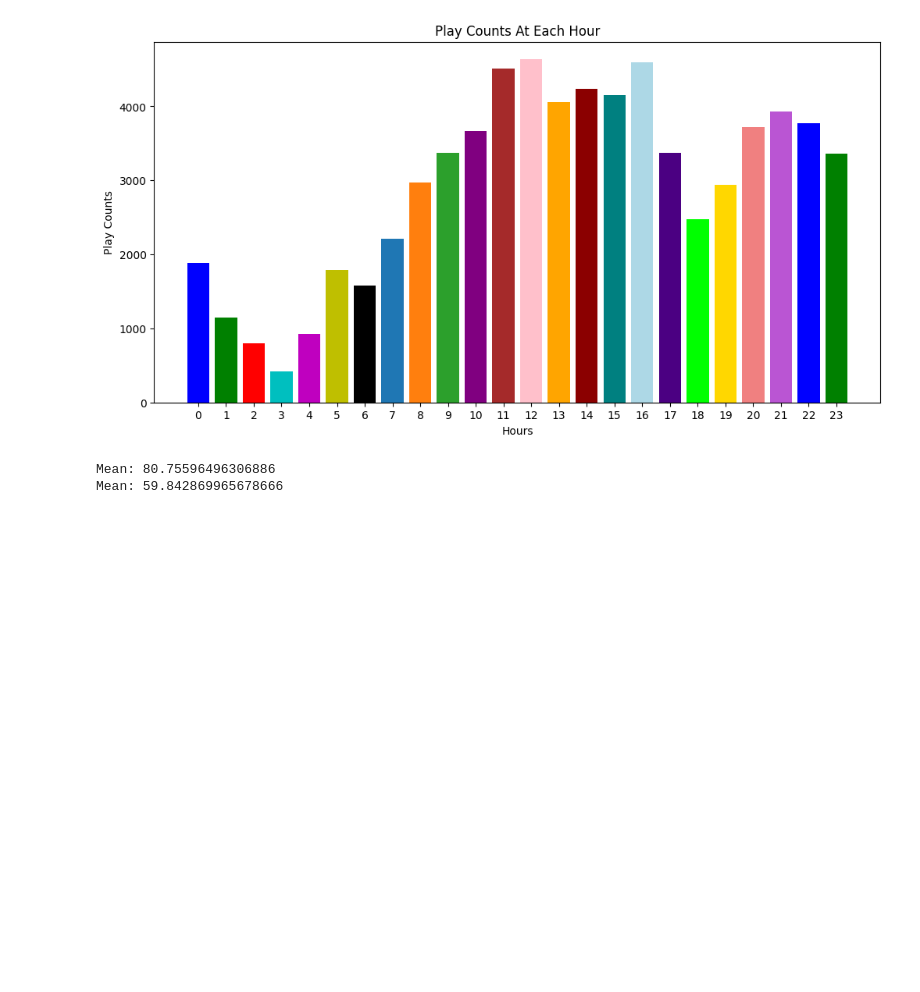
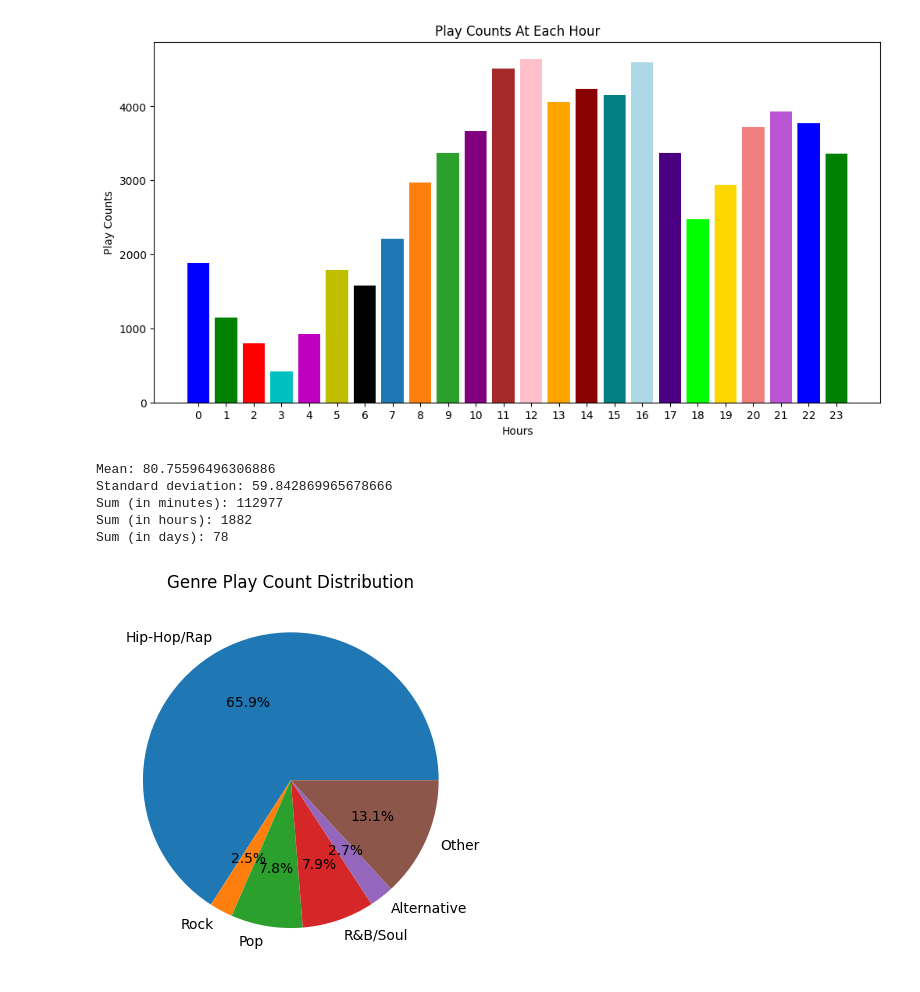
Before and after one commit to nusret35/spotify-playlist-analyzer, a Jupyter notebook: main.ipynb, the cells around one changed output. Saved outputs shown, nothing was run; the diff lists cells and outputs as text; code cells hidden in the pictures; blank space fills up the shorter version.

```diff
--- a/main.ipynb
+++ b/main.ipynb
@@ -217,10 +296,49 @@ plt.show()
 duration_data_milliseconds = list(play_duration_daily.values())
 duration_data_minutes = np.array([d/60000 for d in duration_data_milliseconds])
 
+
 mean = np.mean(duration_data_minutes)
 std_dev = np.std(duration_data_minutes)
+sum_minutes = np.sum(duration_data_minutes)
+sum_hour = sum_minutes/60
+sum_days = sum_hour/24
+
 print(f"Mean: {mean}")
-print(f"Mean: {std_dev}")
+print(f"Standard deviation: {std_dev}")
+print(f"Sum (in minutes): {int(sum_minutes)}")
+print(f"Sum (in hours): {int(sum_hour)}")
+print(f"Sum (in days): {int(sum_days)}")
 # %% [output]
 Mean: 80.75596496306886
-Mean: 59.842869965678666
+Standard deviation: 59.842869965678666
+Sum (in minutes): 112977
+Sum (in hours): 1882
+Sum (in days): 78
+# %%
+# Extract genre names and play counts
+genre_names = list(play_count_genre.keys())
+play_counts = list(play_count_genre.values())
+
+# Calculate the total play count
+total_play_count = sum(play_counts)
+
+# Identify genres with less than 5% and group them into "Other"
+threshold_percentage = 2
+other_genre_counts = [count if count / total_play_count >= threshold_percentage / 100 else 0 for count in play_counts]
+other_genre_name = 'Other'
+other_genre_count = total_play_count - sum(other_genre_counts)
+
+# Remove genres with less than 5% from the lists
+filtered_genre_names = [genre for genre, count in zip(genre_names, other_genre_counts) if count != 0]
+filtered_play_counts = [count for count in other_genre_counts if count != 0]
+
+# Append the "Other" category
+filtered_genre_names.append(other_genre_name)
+filtered_play_counts.append(other_genre_count)
+
+# Create a pie chart
+plt.pie(filtered_play_counts, labels=filtered_genre_names, autopct='%1.1f%%')
+plt.title('Genre Play Count Distribution')
+plt.show()
+# %% [output]
+[figure, added]
```
Also changed, not shown: parts of 3 cells of this notebook.
